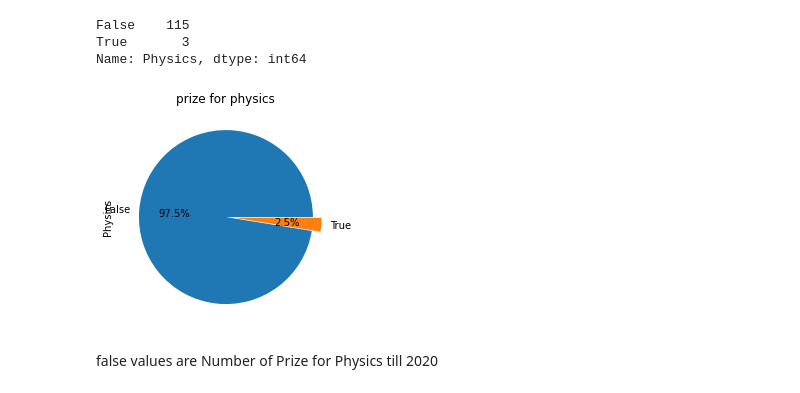
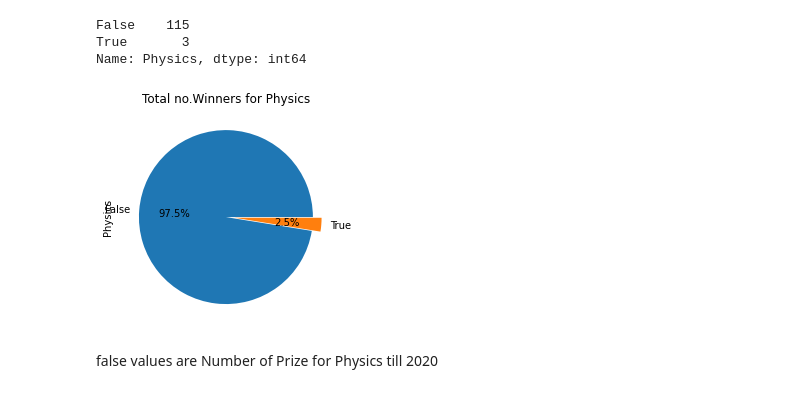
Before and after one commit to SwatiNighut/Web-Scrapping-on-Nobel-Prize-winner-List, a Jupyter notebook: Nobel prize project.ipynb, the cells around one changed output. Saved outputs shown, nothing was run; the diff lists cells and outputs as text; code cells hidden in the pictures.

```diff
--- a/Nobel prize project.ipynb
+++ b/Nobel prize project.ipynb
@@ -437,10 +433,10 @@ True       3
 Name: Physics, dtype: int64
 # %%
 df['Physics'].str.contains('None').value_counts().plot.pie(autopct =  "%1.1F%%", explode= (0,0.1))
-plt.title('prize for physics')
+plt.title('Total no.Winners for Physics')
 plt.show()
 # %% [output]
-[figure, old version]
+[figure, new version]
 # %% [markdown]
 false values are Number of Prize for Physics till 2020
 # %%
```
Also changed, not shown: parts of 5 cells of this notebook.
